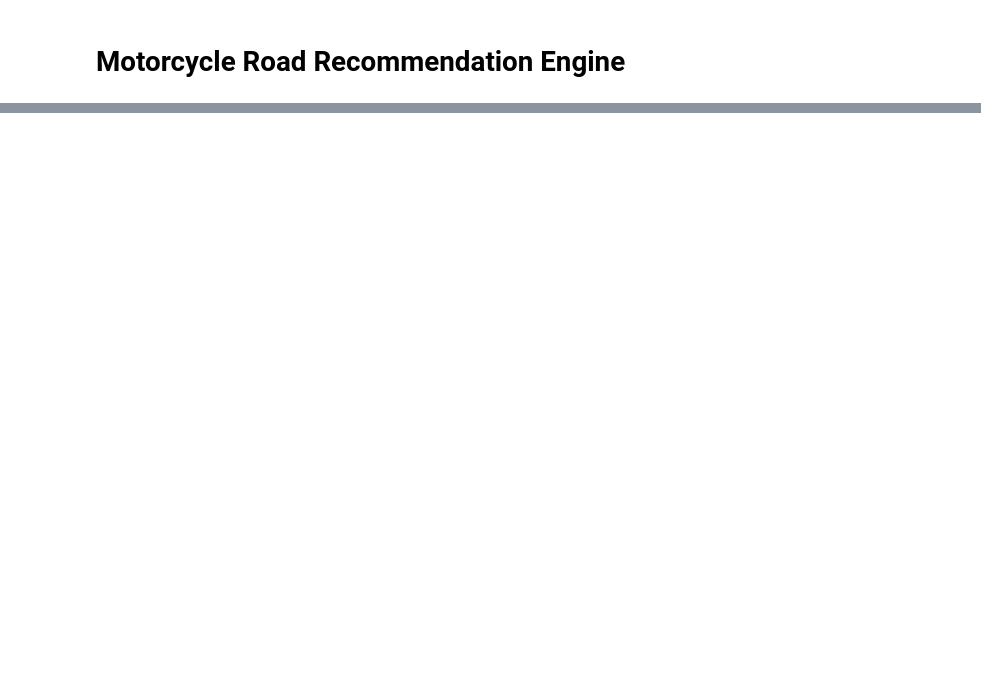
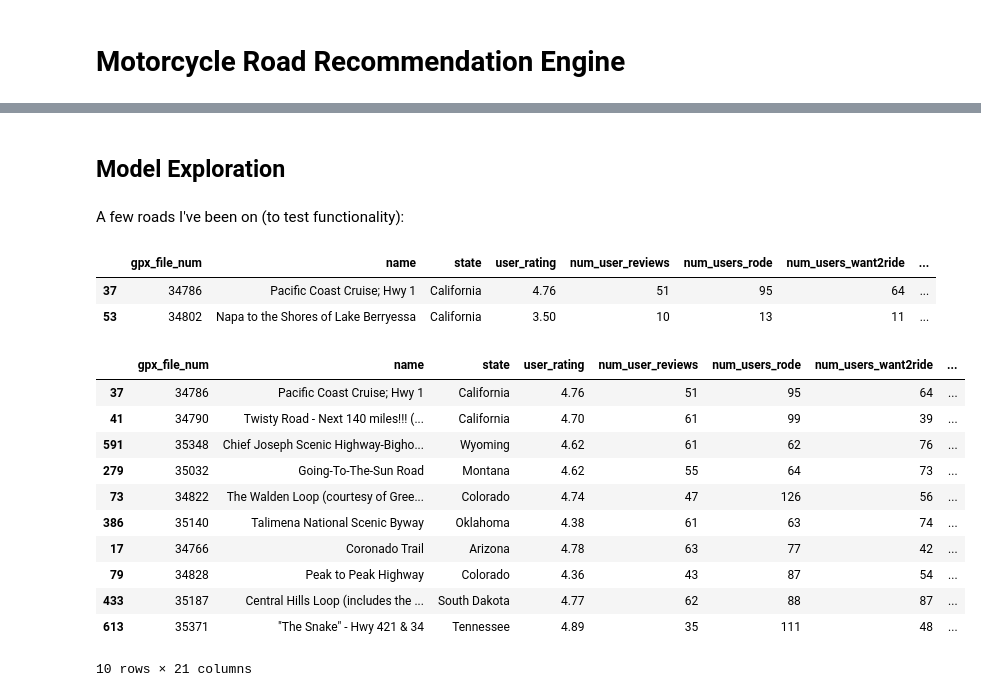
Before and after one commit to kweino/sunday-driver, a Jupyter notebook: MR_Route_Recommendation_Engine.ipynb, the cells around one changed output, grey strips where cells are left out. Saved outputs shown, nothing was run; the diff lists cells and outputs as text; code cells hidden in the pictures; blank space fills up the shorter version.

Commit message:
added recommendation engine

```diff
--- a/MR_Route_Recommendation_Engine.ipynb
+++ b/MR_Route_Recommendation_Engine.ipynb
@@ -80,0 +115,39 @@ class Distance2NPS(BaseEstimator, TransformerMixin):
+# %%
+numeric_features = ['route_length','state_prop_rank']#,'scenery_rating','drive_enjoyment_rating','tourism_rating']
+
+numeric_transformer = Pipeline(
+    steps=[("imputer", SimpleImputer(strategy="mean")), ("scaler", RobustScaler())]
+)
+
+#tfidf vectorizer for each route's descriptions
+description_transformer = TfidfVectorizer(stop_words=STOP_WORDS,
+                                   ngram_range=(1,2),
+                                   min_df=.01
+                                  )
+
+# Route 'engagement' by MR site users:
+# num_user_reviews + num_users_rode + num_users_want2ride
+engagement_transformer = FunctionTransformer(calc_row_sum)
+
+state_ranker = FunctionTransformer(calc_state_rank)
+
+
+preprocessor = ColumnTransformer([
+    ('route_engagement',engagement_transformer, ['num_user_reviews','num_users_rode','num_users_want2ride']),
+    ('scenery', description_transformer, 'scenery_description'),
+    ('drive_enjoyment', description_transformer, 'drive_enjoyment_description'),
+    ('tourism', description_transformer, 'tourism_description'),
+    ('state', OneHotEncoder(handle_unknown='ignore'), ['state']),
+    ('state_rank',state_ranker,['state_rank','num_state_routes']),
+    ('numeric_features',numeric_transformer, numeric_features),
+    ('locale','passthrough',['loc_lat','loc_lon'])
+])
+
+features = preprocessor.fit_transform(df)
+# %%
+engine_pipe = Pipeline([
+    ('preprocessor', preprocessor),#preprocessor to deal to transform/generate each feature
+    ('nn', NearestNeighbors(n_neighbors=10)),#Nearest Neighbors
+])
+
+engine_pipe.fit(df)
@@ -80,0 +172,28 @@ class Distance2NPS(BaseEstimator, TransformerMixin):
+# %% [markdown]
+## Model Exploration
+# %% [markdown]
+A few roads I've been on (to test functionality):
+# %%
+df.iloc[[37,53]]
+# %% [output]
+|  | gpx_file_num | name | state | user_rating | num_user_reviews | num_users_rode | num_users_want2ride | ... |
+| 37 | 34786 | Pacific Coast Cruise; Hwy 1 | California | 4.76 | 51 | 95 | 64 | ... |
+| 53 | 34802 | Napa to the Shores of Lake Berryessa | California | 3.50 | 10 | 13 | 11 | ... |
+# %%
+n=37
+
+dists, indices = engine_pipe[1].kneighbors(features[n])
+df.iloc[indices[0]]
+# %% [output]
+|  | gpx_file_num | name | state | user_rating | num_user_reviews | num_users_rode | num_users_want2ride | ... |
+| 37 | 34786 | Pacific Coast Cruise; Hwy 1 | California | 4.76 | 51 | 95 | 64 | ... |
+| 41 | 34790 | Twisty Road - Next 140 miles!!! (... | California | 4.70 | 61 | 99 | 39 | ... |
+| 591 | 35348 | Chief Joseph Scenic Highway-Bigho... | Wyoming | 4.62 | 61 | 62 | 76 | ... |
+| 279 | 35032 | Going-To-The-Sun Road | Montana | 4.62 | 55 | 64 | 73 | ... |
+| 73 | 34822 | The Walden Loop (courtesy of Gree... | Colorado | 4.74 | 47 | 126 | 56 | ... |
+| 386 | 35140 | Talimena National Scenic Byway | Oklahoma | 4.38 | 61 | 63 | 74 | ... |
+| 17 | 34766 | Coronado Trail | Arizona | 4.78 | 63 | 77 | 42 | ... |
+| 79 | 34828 | Peak to Peak Highway | Colorado | 4.36 | 43 | 87 | 54 | ... |
+| 433 | 35187 | Central Hills Loop (includes the ... | South Dakota | 4.77 | 62 | 88 | 87 | ... |
+| 613 | 35371 | "The Snake" - Hwy 421 & 34 | Tennessee | 4.89 | 35 | 111 | 48 | ... |
+10 rows × 21 columns
```
Also changed, not shown: parts of 13 cells of this notebook, 1 other file.
